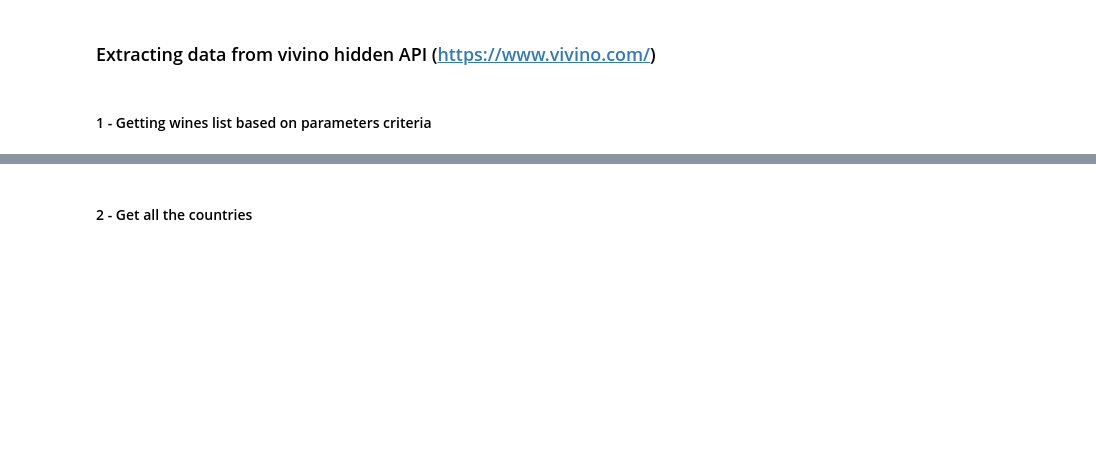
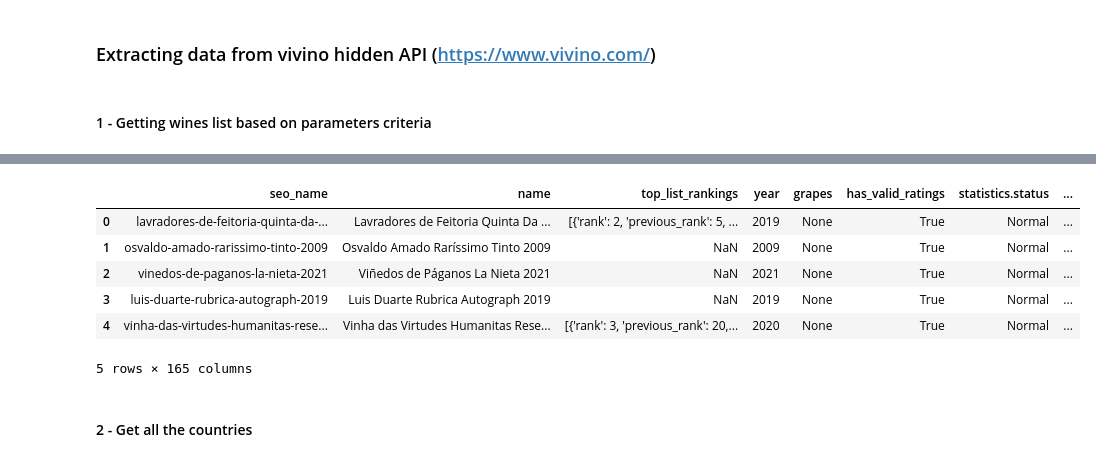
Before and after one commit to TheLazyCactus/ironhack-v4-data-lessons, a Jupyter notebook: cohorts/15_oct_24/02_data_wrangling_and_retrieval/W6D3_network_calls.ipynb, the cells around one changed output, grey strips where cells are left out. Saved outputs shown, nothing was run; the diff lists cells and outputs as text; code cells hidden in the pictures; blank space fills up the shorter version.

```diff
--- a/cohorts/15_oct_24/02_data_wrangling_and_retrieval/W6D3_network_calls.ipynb
+++ b/cohorts/15_oct_24/02_data_wrangling_and_retrieval/W6D3_network_calls.ipynb
@@ -82,3 +136,16 @@ wines_df.head()
+# %%
+wines_description = pd.json_normalize(wines_df['vintage']).drop(columns=['id'])
+wines_prices = pd.json_normalize(wines_df['price']).drop(columns=['id'])
+all_product = wines_description .join( wines_prices)
+all_product.head()
+# %% [output]
+|  | seo_name | name | top_list_rankings | year | grapes | has_valid_ratings | statistics.status | ... |
+| 0 | lavradores-de-feitoria-quinta-da-... | Lavradores de Feitoria Quinta Da ... | [{'rank': 2, 'previous_rank': 5, ... | 2019 | None | True | Normal | ... |
+| 1 | osvaldo-amado-rarissimo-tinto-2009 | Osvaldo Amado Raríssimo Tinto 2009 | NaN | 2009 | None | True | Normal | ... |
+| 2 | vinedos-de-paganos-la-nieta-2021 | Viñedos de Páganos La Nieta 2021 | NaN | 2021 | None | True | Normal | ... |
+| 3 | luis-duarte-rubrica-autograph-2019 | Luis Duarte Rubrica Autograph 2019 | NaN | 2019 | None | True | Normal | ... |
+| 4 | vinha-das-virtudes-humanitas-rese... | Vinha das Virtudes Humanitas Rese... | [{'rank': 3, 'previous_rank': 20,... | 2020 | None | True | Normal | ... |
+5 rows × 165 columns
 # %% [markdown]
 #### 2 - Get all the countries
 # %%
```
Also changed, not shown: parts of 10 cells of this notebook, 1 other file.
